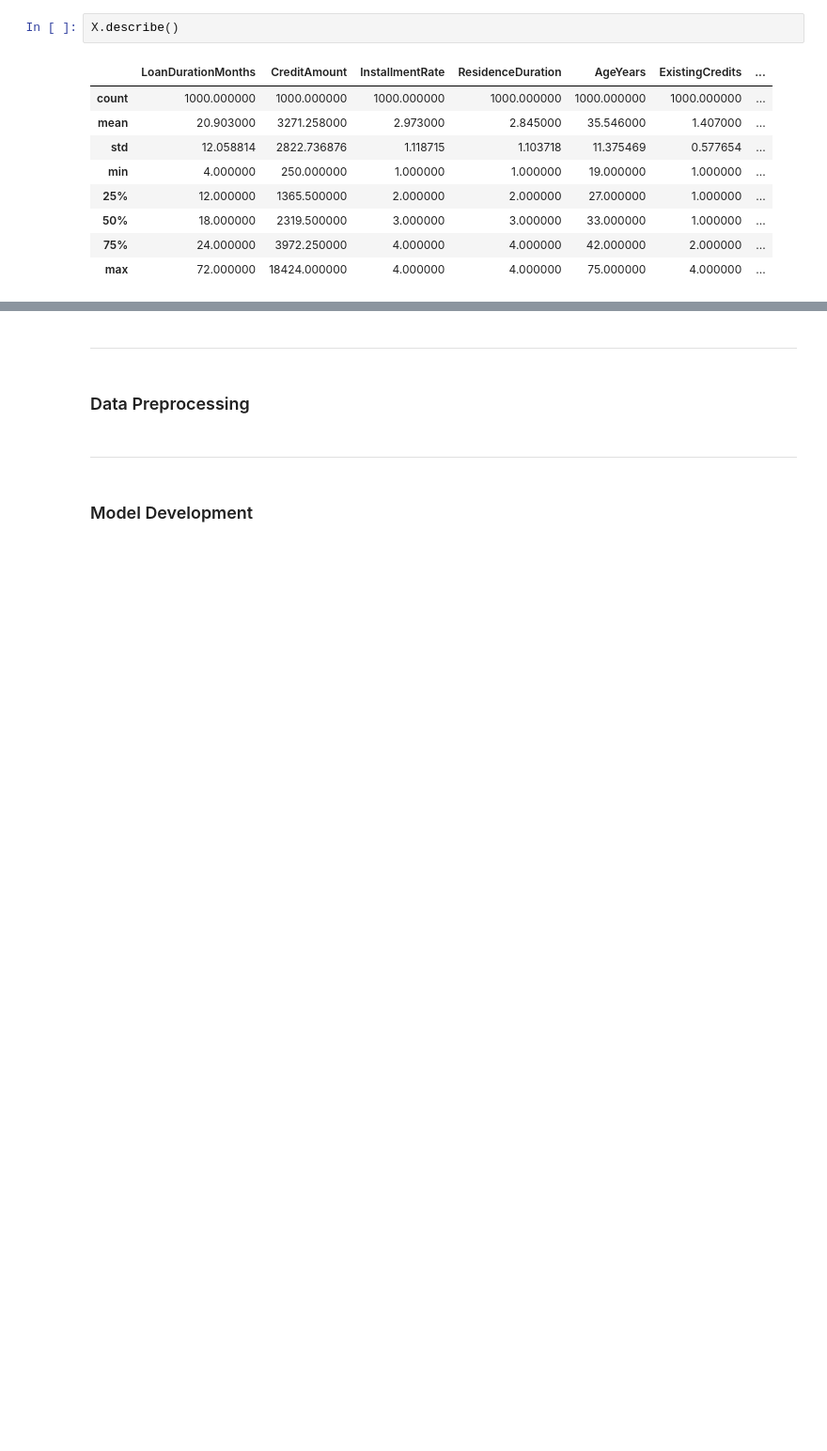
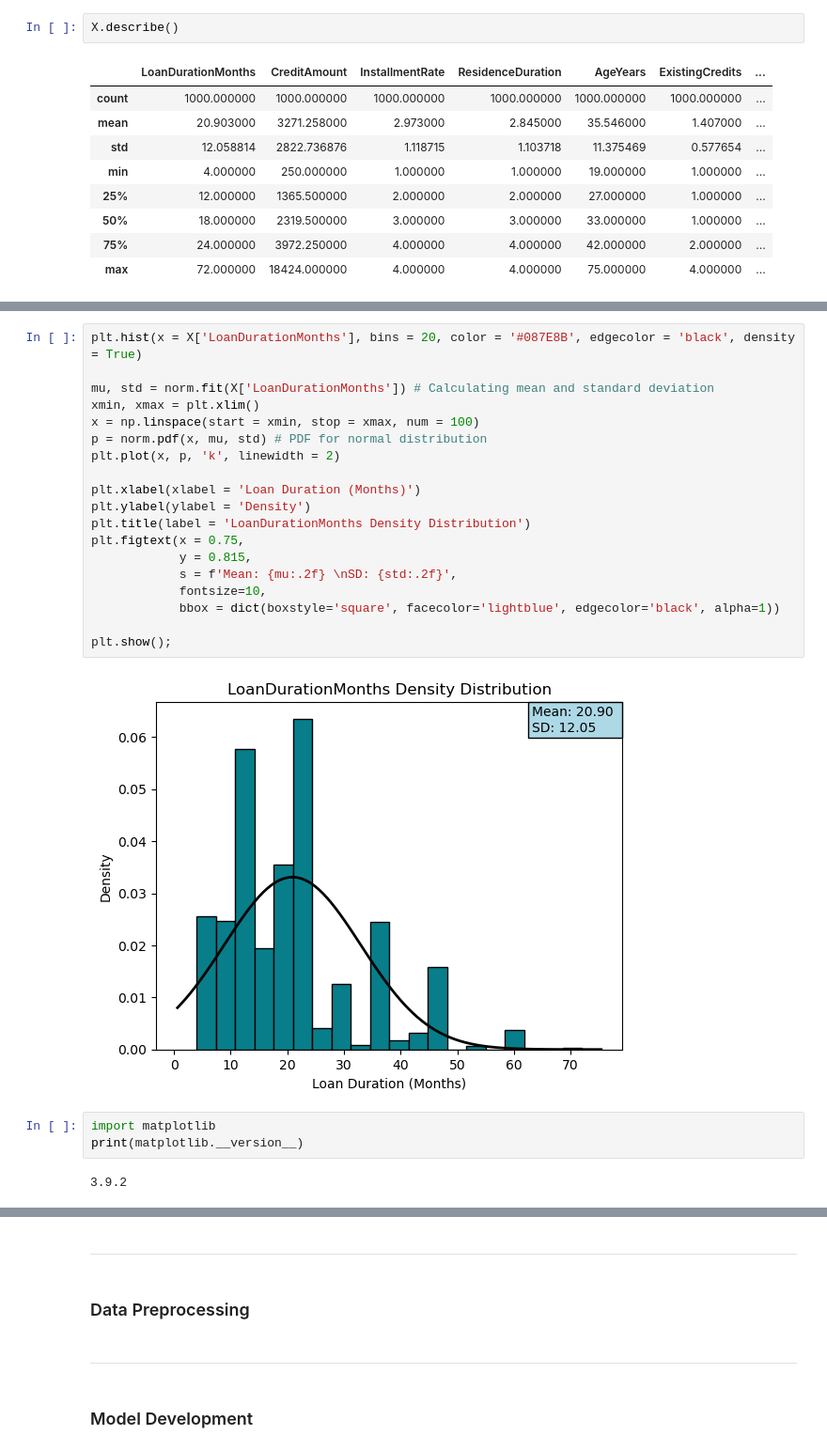
Before and after one commit to SMemic4/Credit-Risk-Classification, a Jupyter notebook: notebooks/credit_card_risk_classificaiton.ipynb, the cells around one changed output, grey strips where cells are left out. Shown at 94% size. Drawn from its saved outputs; the diff is of its cells as text; blank space fills up the shorter version.

Commit message:
Finised processing. Starting EDA

```diff
--- a/notebooks/credit_card_risk_classificaiton.ipynb
+++ b/notebooks/credit_card_risk_classificaiton.ipynb
@@ -340,0 +430,26 @@ All of the numerical columns appear to be in the correct range with plausible va
+# %%
+plt.hist(x = X['LoanDurationMonths'], bins = 20, color = '#087E8B', edgecolor = 'black', density = True)
+
+mu, std = norm.fit(X['LoanDurationMonths']) # Calculating mean and standard deviation
+xmin, xmax = plt.xlim()
+x = np.linspace(start = xmin, stop = xmax, num = 100)
+p = norm.pdf(x, mu, std) # PDF for normal distribution
+plt.plot(x, p, 'k', linewidth = 2)
+
+plt.xlabel(xlabel = 'Loan Duration (Months)')
+plt.ylabel(ylabel = 'Density')
+plt.title(label = 'LoanDurationMonths Density Distribution')
+plt.figtext(x = 0.75,
+            y = 0.815,
+            s = f'Mean: {mu:.2f} \nSD: {std:.2f}',
+            fontsize=10,
+            bbox = dict(boxstyle='square', facecolor='lightblue', edgecolor='black', alpha=1))
+
+plt.show();
+# %% [output]
+[figure, added]
+# %%
+import matplotlib
+print(matplotlib.__version__)
+# %% [output]
+3.9.2
```
Also changed, not shown: parts of 48 cells of this notebook, 1 other file.
